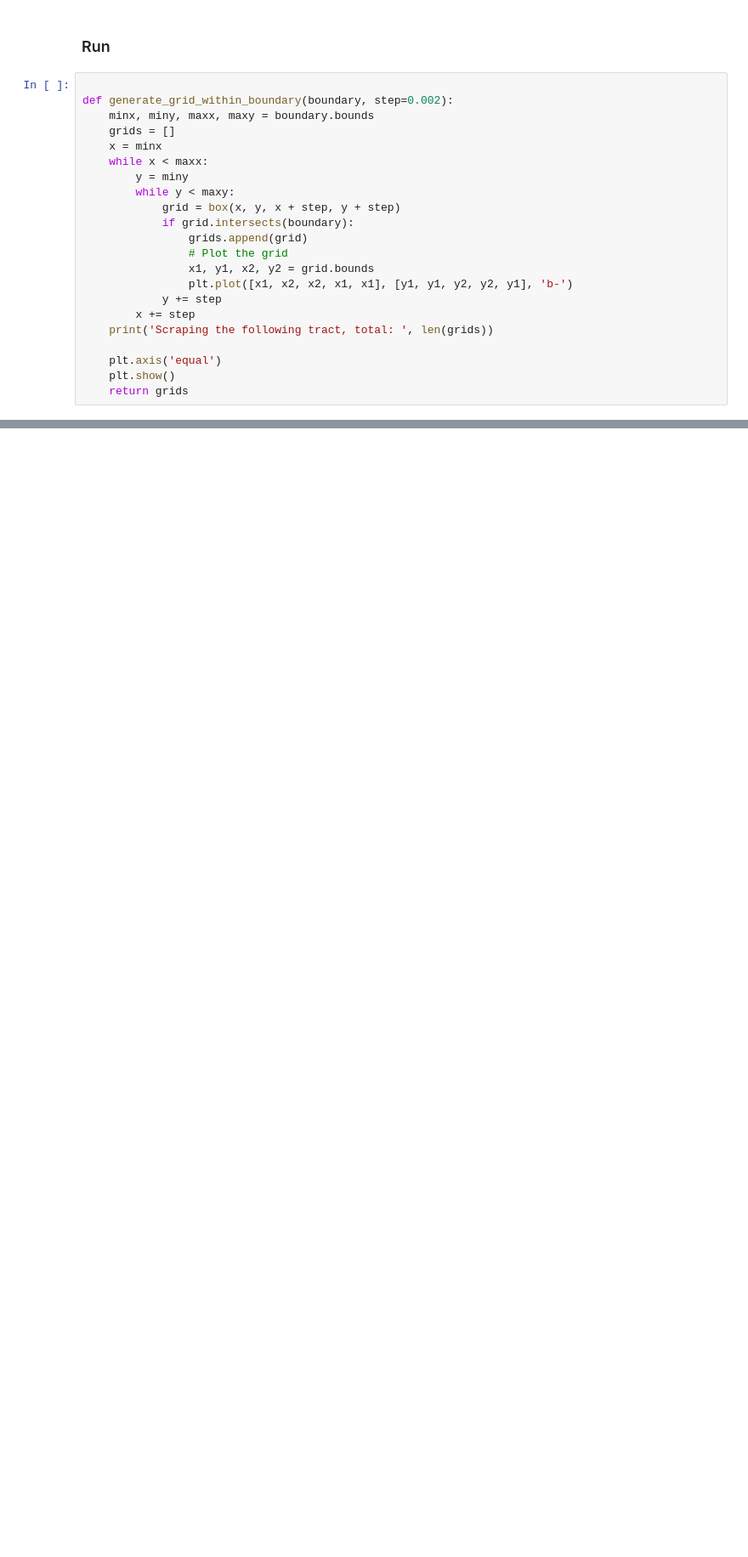
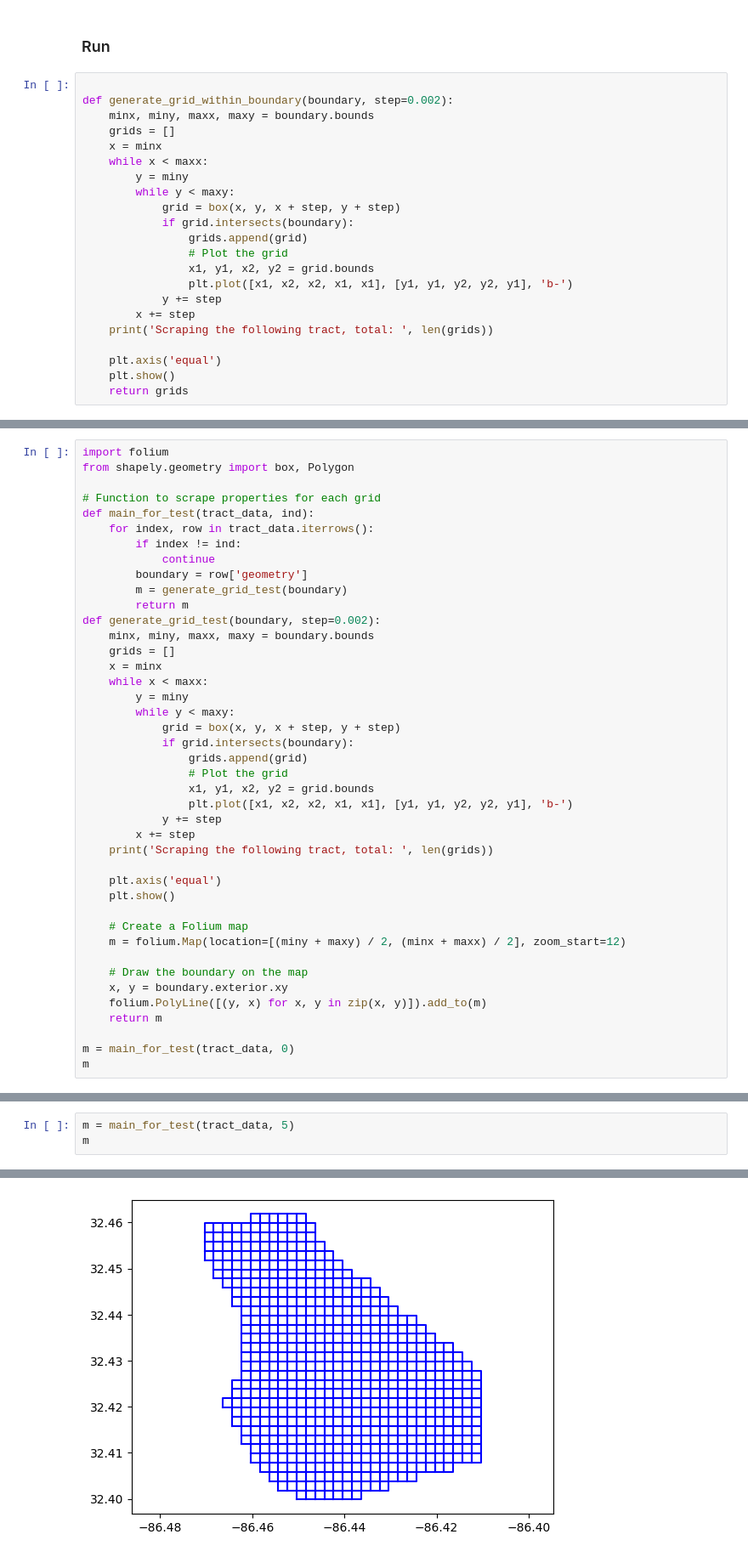
Before and after one commit to Jeff-Lewis/RA-for-Accounting, a Jupyter notebook: scripts/scraper_estately_grid_tract.ipynb, the cells around one changed output, grey strips where cells are left out. Shown at 85% size. Saved outputs shown, nothing was run; the diff lists cells and outputs as text; blank space fills up the shorter version.

```diff
--- a/scripts/scraper_estately_grid_tract.ipynb
+++ b/scripts/scraper_estately_grid_tract.ipynb
@@ -260,0 +394,42 @@ KeyboardInterrupt:
+# %%
+import folium
+from shapely.geometry import box, Polygon
+
+# Function to scrape properties for each grid
+def main_for_test(tract_data, ind):
+    for index, row in tract_data.iterrows():
+        if index != ind:
+            continue
+        boundary = row['geometry']
+        m = generate_grid_test(boundary)
+        return m
+def generate_grid_test(boundary, step=0.002):
+    minx, miny, maxx, maxy = boundary.bounds
+    grids = []
+    x = minx
+    while x < maxx:
+        y = miny
+        while y < maxy:
+            grid = box(x, y, x + step, y + step)
+            if grid.intersects(boundary):
+                grids.append(grid)
+                # Plot the grid
+                x1, y1, x2, y2 = grid.bounds
+                plt.plot([x1, x2, x2, x1, x1], [y1, y1, y2, y2, y1], 'b-')
+            y += step
+        x += step
+    print('Scraping the following tract, total: ', len(grids))
+
+    plt.axis('equal')
+    plt.show()
+
+    # Create a Folium map
+    m = folium.Map(location=[(miny + maxy) / 2, (minx + maxx) / 2], zoom_start=12)
+
+    # Draw the boundary on the map
+    x, y = boundary.exterior.xy
+    folium.PolyLine([(y, x) for x, y in zip(x, y)]).add_to(m)
+    return m
+
+m = main_for_test(tract_data, 0)
+m
@@ -260,0 +440,4 @@ KeyboardInterrupt:
+# %%
+m = main_for_test(tract_data, 5)
+m
+# %% [output]
@@ -260,0 +445 @@ KeyboardInterrupt:
+[figure, added]
```
Also changed, not shown: parts of 8 cells of this notebook, 39 other files.
